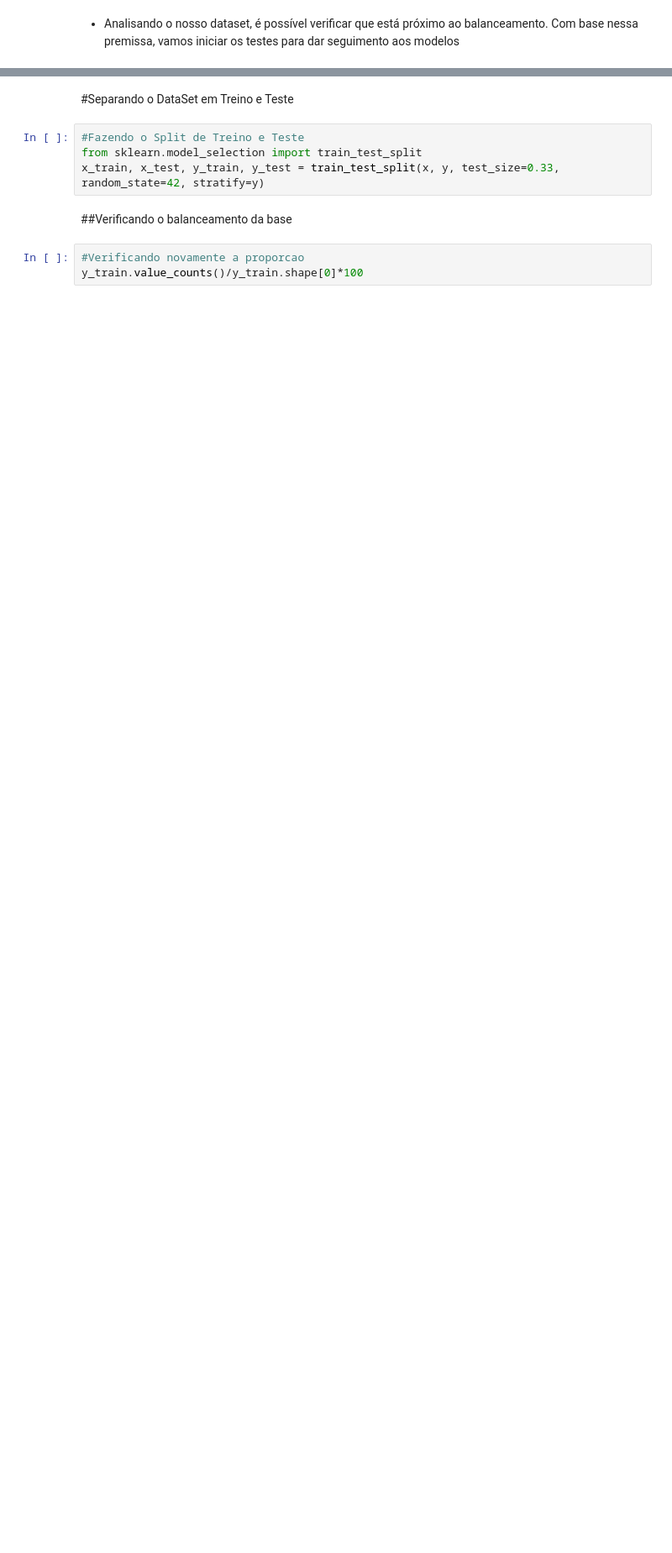
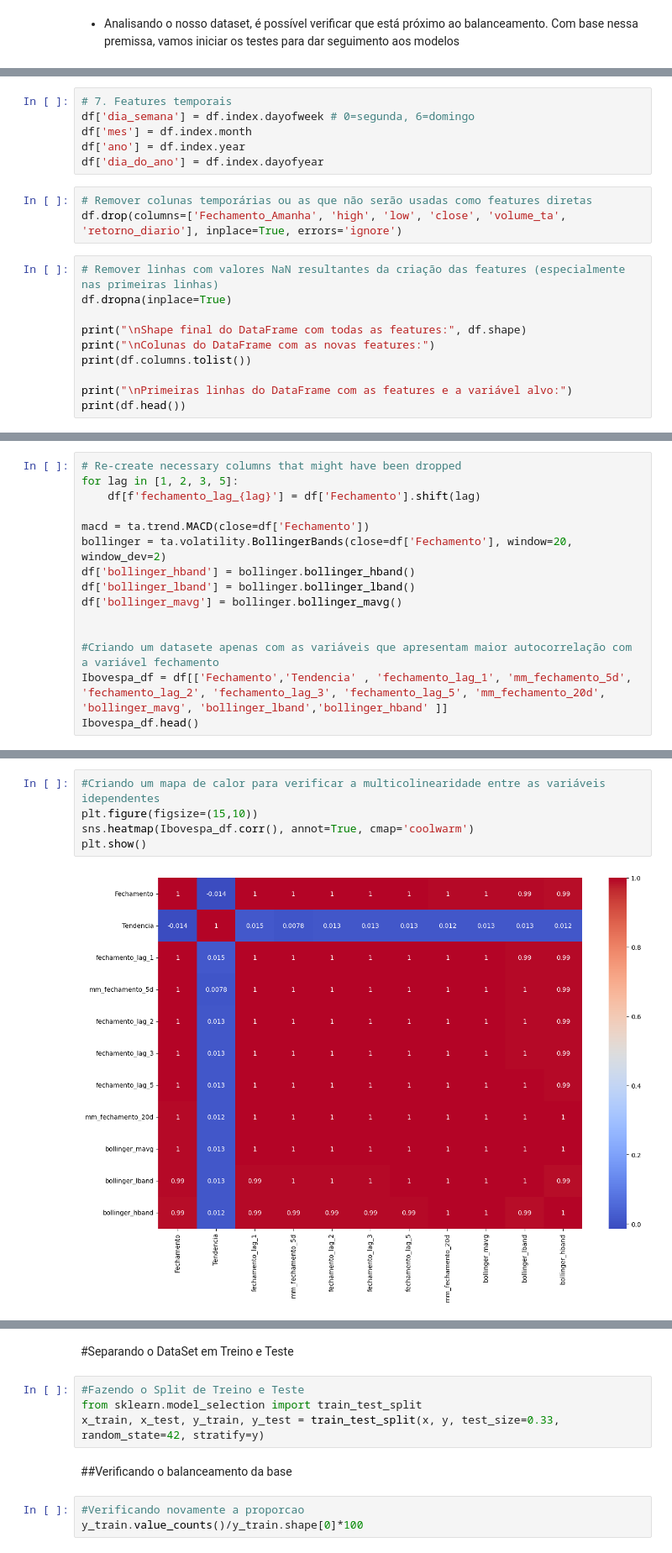
Before and after one commit to diegosoaresadv/Modulo-2---TechChalenge, a Jupyter notebook: TechChalenge2_Modelos_de_Classificação.ipynb, the cells around one changed output, grey strips where cells are left out. Shown at 84% size. Cells and saved outputs as stored; diff of their text form; blank space fills up the shorter version.

```diff
--- a/TechChalenge2_Modelos_de_Classificação.ipynb
+++ b/TechChalenge2_Modelos_de_Classificação.ipynb
@@ -304,0 +373,19 @@ y.value_counts().plot.pie(autopct='%.2f');
+# %%
+# 7. Features temporais
+df['dia_semana'] = df.index.dayofweek # 0=segunda, 6=domingo
+df['mes'] = df.index.month
+df['ano'] = df.index.year
+df['dia_do_ano'] = df.index.dayofyear
+# %%
+# Remover colunas temporárias ou as que não serão usadas como features diretas
+df.drop(columns=['Fechamento_Amanha', 'high', 'low', 'close', 'volume_ta', 'retorno_diario'], inplace=True, errors='ignore')
+# %%
+# Remover linhas com valores NaN resultantes da criação das features (especialmente nas primeiras linhas)
+df.dropna(inplace=True)
+
+print("\nShape final do DataFrame com todas as features:", df.shape)
+print("\nColunas do DataFrame com as novas features:")
+print(df.columns.tolist())
+
+print("\nPrimeiras linhas do DataFrame com as features e a variável alvo:")
+print(df.head())
@@ -304,0 +454,15 @@ y.value_counts().plot.pie(autopct='%.2f');
+# %%
+# Re-create necessary columns that might have been dropped
+for lag in [1, 2, 3, 5]:
+    df[f'fechamento_lag_{lag}'] = df['Fechamento'].shift(lag)
+
+macd = ta.trend.MACD(close=df['Fechamento'])
+bollinger = ta.volatility.BollingerBands(close=df['Fechamento'], window=20, window_dev=2)
+df['bollinger_hband'] = bollinger.bollinger_hband()
+df['bollinger_lband'] = bollinger.bollinger_lband()
+df['bollinger_mavg'] = bollinger.bollinger_mavg()
+
+
+#Criando um datasete apenas com as variáveis que apresentam maior autocorrelação com a variável fechamento
+Ibovespa_df = df[['Fechamento','Tendencia' , 'fechamento_lag_1', 'mm_fechamento_5d', 'fechamento_lag_2', 'fechamento_lag_3', 'fechamento_lag_5', 'mm_fechamento_20d', 'bollinger_mavg', 'bollinger_lband','bollinger_hband' ]]
+Ibovespa_df.head()
@@ -304,0 +477,7 @@ y.value_counts().plot.pie(autopct='%.2f');
+# %%
+#Criando um mapa de calor para verificar a multicolinearidade entre as variáveis idependentes
+plt.figure(figsize=(15,10))
+sns.heatmap(Ibovespa_df.corr(), annot=True, cmap='coolwarm')
+plt.show()
+# %% [output]
+[figure, added]
```
Also changed, not shown: parts of 28 cells of this notebook.
